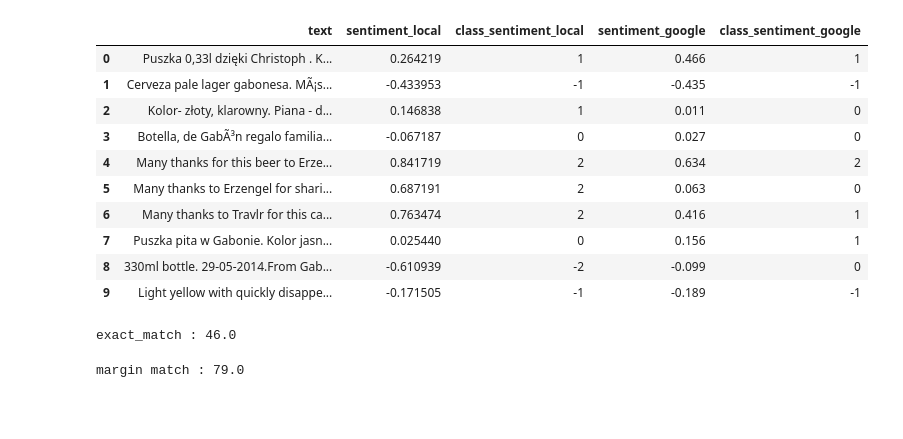
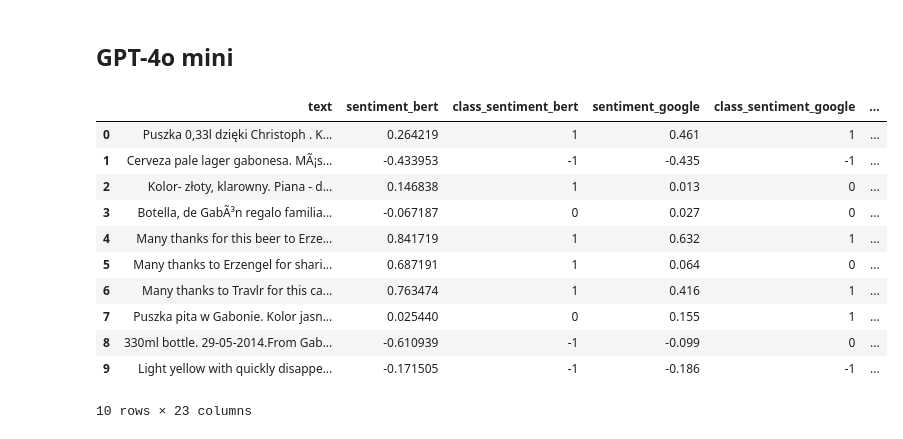
Before and after one commit to epfl-ada/ada-2024-project-abracadabra, a Jupyter notebook: src/scripts/run_sentiment.ipynb, the cells around one changed output. Cells and saved outputs as stored; diff of their text form; code cells hidden in the pictures; blank space fills up the shorter version.

Commit message:
updated run_sentiment.ipynb to test 4 different models and compare them with each other

```diff
--- a/src/scripts/run_sentiment.ipynb
+++ b/src/scripts/run_sentiment.ipynb
@@ -102,0 +130,3 @@ df['class_sentiment_google'] = df['sentiment_google'].apply(lambda sentiment: cl
+# %%
+tokenizer = AutoTokenizer.from_pretrained("lxyuan/distilbert-base-multilingual-cased-sentiments-student")
+model = AutoModelForSequenceClassification.from_pretrained("lxyuan/distilbert-base-multilingual-cased-sentiments-student")
@@ -103,14 +153,51 @@ df['class_sentiment_google'] = df['sentiment_google'].apply(lambda sentiment: cl
+# %% [markdown]
+## GPT-4o mini
+# %%
+client = OpenAI(api_key= "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")
+
+prompt_prefix  = """from the following options : [Negative, Neutral, Positive]
+what is the sentiment of the following text ? Do exclusively give the option and do not argument.\n"""
+# %%
+def analyse_prompt_gpt4(prompt, max_tokens=4096):
+    """
+    Use GPT wrapper to do a task on the prompt given.
+
+    :param prompt: task input given
+    :param max_tokens: maximum number of output token to return
+    :return: string answer given by the prompt
+    """
+    response = client.chat.completions.create(
+        model="gpt-4o-mini",
+        messages=[
+            {"role": "system", "content": "You are an employee categorising data."},
+            {"role": "user", "content": prompt}
+        ],
+        max_tokens=max_tokens,
+        n=1,
+        temperature=0.3,
+
+    )
+    assistant_message = response.choices[0].message.content
+    return assistant_message
+
+df['sentiment_GPT'] = df.iloc[:, 0].progress_apply(lambda txt : analyse_prompt_gpt4(prompt_prefix + txt))
+# %%
+class_mapping_GPT = {"Positive": 1, "Neutral": 0, "Negative": -1}
+df['class_sentiment_GPT'] = df['sentiment_GPT'].map(class_mapping_GPT)
 # %%
+df.to_csv("sentiment_analysis.csv", index=False)
+
 df.head(10)
 # %% [output]
-|  | text | sentiment_local | class_sentiment_local | sentiment_google | class_sentiment_google |
-| 0 | Puszka 0,33l dzięki Christoph . K... | 0.264219 | 1 | 0.466 | 1 |
-| 1 | Cerveza pale lager gabonesa. MÃ¡s... | -0.433953 | -1 | -0.435 | -1 |
-| 2 | Kolor- złoty, klarowny. Piana - d... | 0.146838 | 1 | 0.011 | 0 |
-| 3 | Botella, de GabÃ³n regalo familia... | -0.067187 | 0 | 0.027 | 0 |
-| 4 | Many thanks for this beer to Erze... | 0.841719 | 2 | 0.634 | 2 |
-| 5 | Many thanks to Erzengel for shari... | 0.687191 | 2 | 0.063 | 0 |
-| 6 | Many thanks to Travlr for this ca... | 0.763474 | 2 | 0.416 | 1 |
-| 7 | Puszka pita w Gabonie. Kolor jasn... | 0.025440 | 0 | 0.156 | 1 |
-| 8 | 330ml bottle. 29-05-2014.From Gab... | -0.610939 | -2 | -0.099 | 0 |
-| 9 | Light yellow with quickly disappe... | -0.171505 | -1 | -0.189 | -1 |
+|  | text | sentiment_bert | class_sentiment_bert | sentiment_google | class_sentiment_google | ... |
+| 0 | Puszka 0,33l dzięki Christoph . K... | 0.264219 | 1 | 0.461 | 1 | ... |
+| 1 | Cerveza pale lager gabonesa. MÃ¡s... | -0.433953 | -1 | -0.435 | -1 | ... |
+| 2 | Kolor- złoty, klarowny. Piana - d... | 0.146838 | 1 | 0.013 | 0 | ... |
+| 3 | Botella, de GabÃ³n regalo familia... | -0.067187 | 0 | 0.027 | 0 | ... |
+| 4 | Many thanks for this beer to Erze... | 0.841719 | 1 | 0.632 | 1 | ... |
+| 5 | Many thanks to Erzengel for shari... | 0.687191 | 1 | 0.064 | 0 | ... |
+| 6 | Many thanks to Travlr for this ca... | 0.763474 | 1 | 0.416 | 1 | ... |
+| 7 | Puszka pita w Gabonie. Kolor jasn... | 0.025440 | 0 | 0.155 | 1 | ... |
+| 8 | 330ml bottle. 29-05-2014.From Gab... | -0.610939 | -1 | -0.099 | 0 | ... |
+| 9 | Light yellow with quickly disappe... | -0.171505 | -1 | -0.186 | -1 | ... |
+10 rows × 23 columns
@@ -123,11 +203,0 @@ df.head(10)
-# %%
-exact_match = (df['class_sentiment_local'] == df['class_sentiment_google']).mean() * 100
-print("exact_match : " + str(exact_match))
-# %% [output]
-exact_match : 46.0
-# %%
-margin_match = (df['class_sentiment_local'] - df['class_sentiment_google']).abs() <= 1
-margin_match_percentage = margin_match.mean() * 100
-print("margin match : " + str(margin_match_percentage))
-# %% [output]
-margin match : 79.0
```
Also changed, not shown: parts of 16 cells of this notebook.
